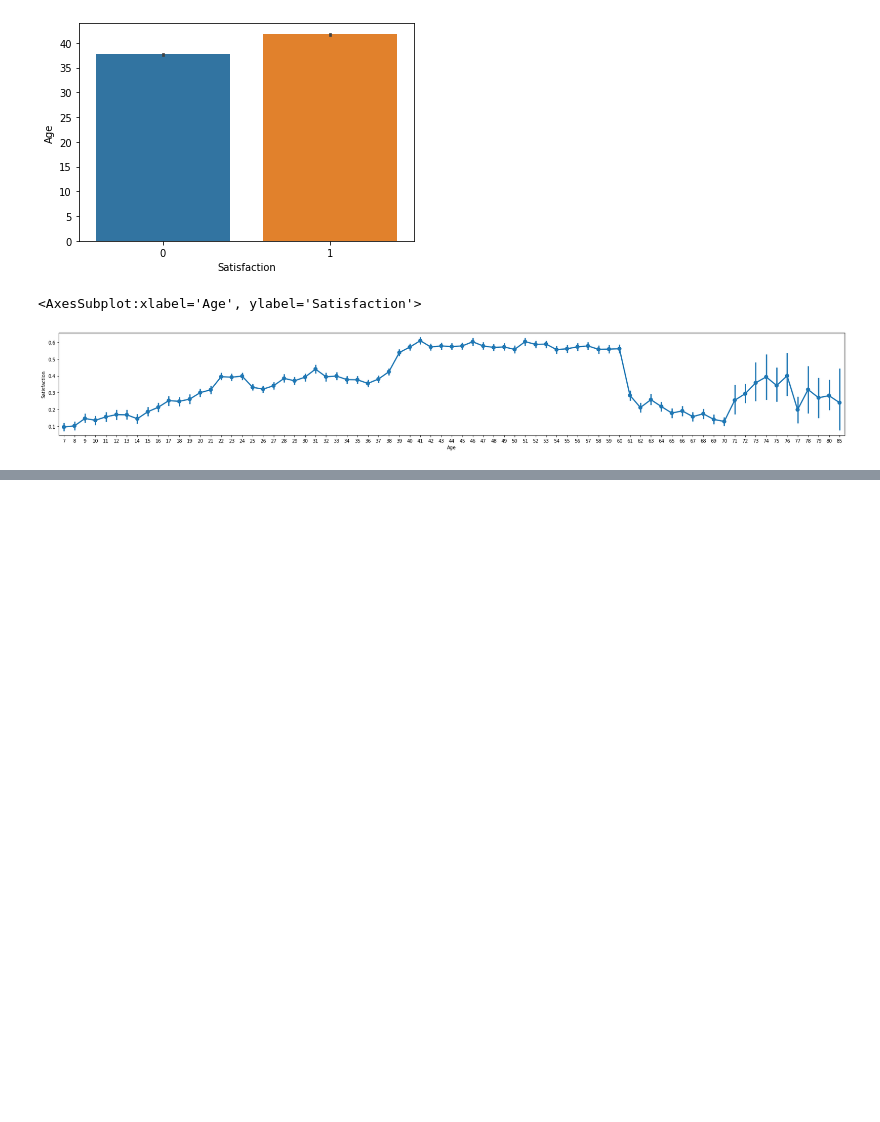
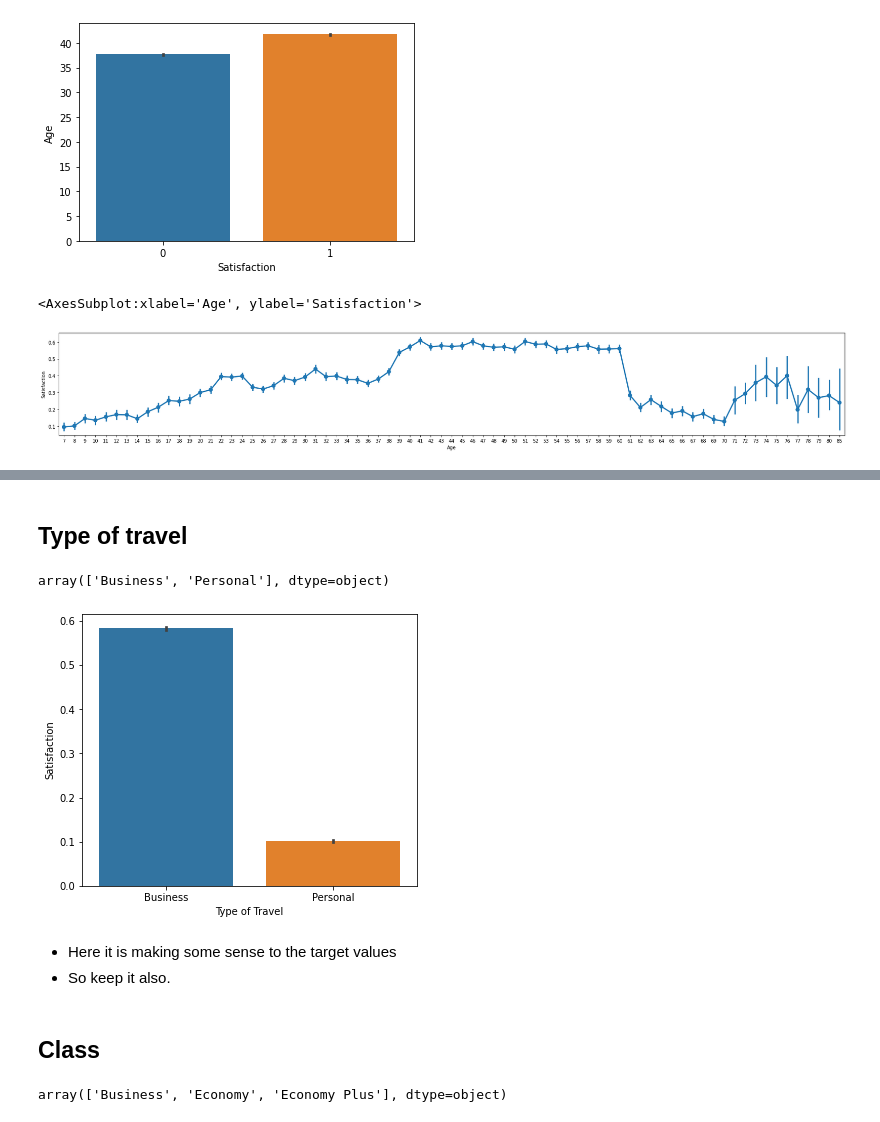
Before and after one commit to CaptaiN785/ML-Notebooks, a Jupyter notebook: Airline_Passengers_Satisfaction/main.ipynb, the cells around one changed output, grey strips where cells are left out. Drawn from its saved outputs; the diff is of its cells as text; code cells hidden in the pictures; blank space fills up the shorter version.

```diff
--- a/Airline_Passengers_Satisfaction/main.ipynb
+++ b/Airline_Passengers_Satisfaction/main.ipynb
@@ -172,0 +228,19 @@ Done
+# %% [markdown]
+## Type of travel
+# %%
+df['Type of Travel'].unique()
+# %% [output]
+array(['Business', 'Personal'], dtype=object)
+# %%
+bar(df, 'Type of Travel', (6, 5))
+# %% [output]
+[figure, added]
+# %% [markdown]
+- Here it is making some sense to the target values
+- So keep it also.
+# %% [markdown]
+## Class
+# %%
+df['Class'].unique()
+# %% [output]
+array(['Business', 'Economy', 'Economy Plus'], dtype=object)
```
Also changed, not shown: parts of 22 cells of this notebook.
